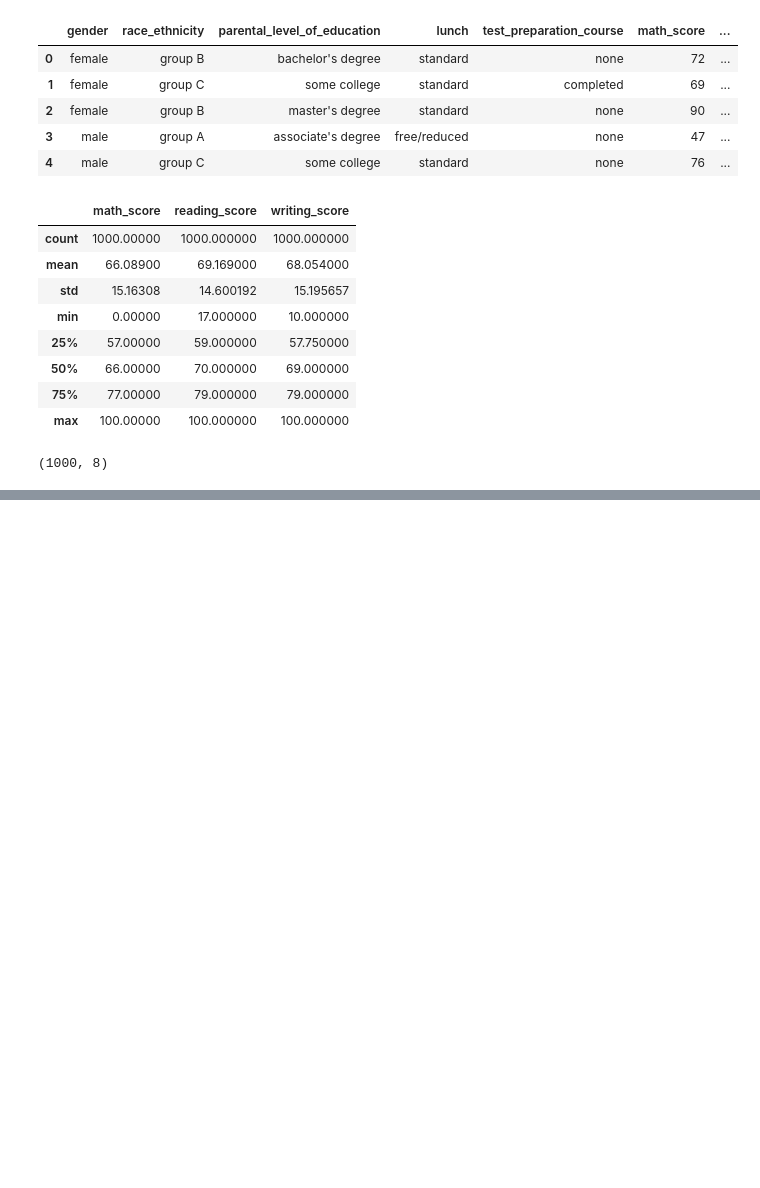
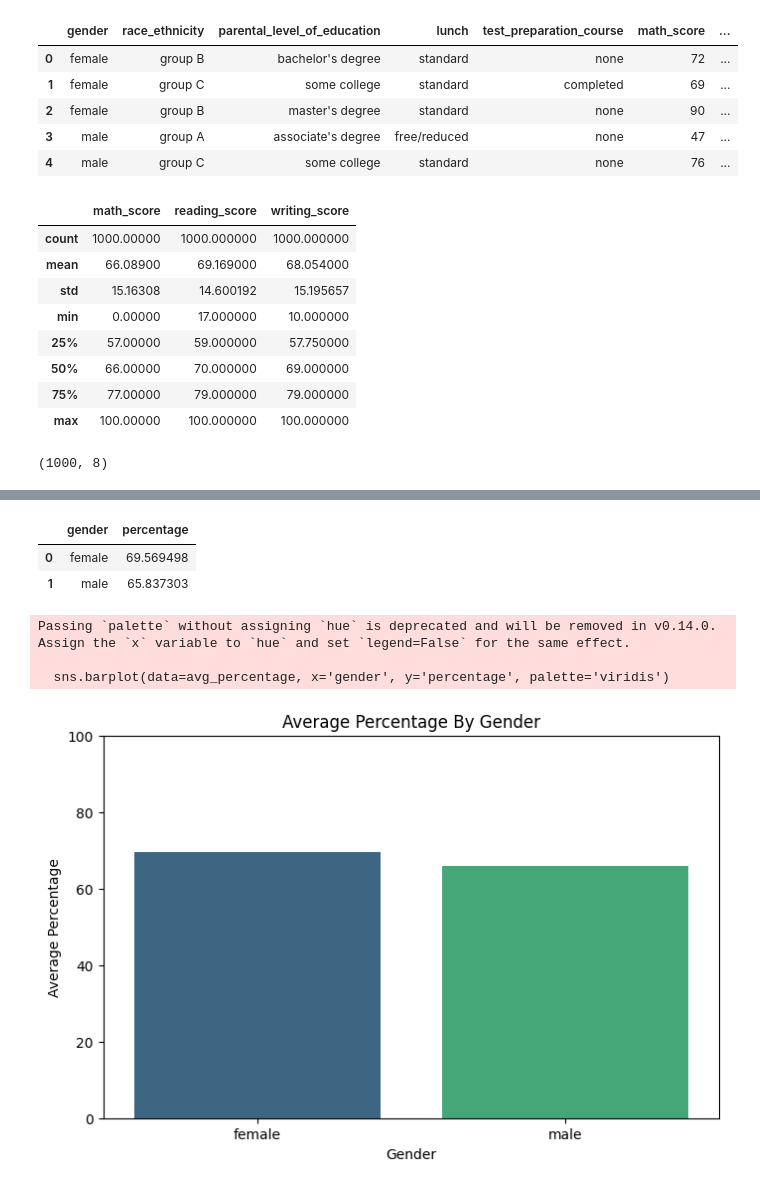
Before and after one commit to Saif907/Ml-Project, a Jupyter notebook: notebook/EDA.ipynb, the cells around one changed output, grey strips where cells are left out. Cells and saved outputs as stored; diff of their text form; code cells hidden in the pictures; blank space fills up the shorter version.

```diff
--- a/notebook/EDA.ipynb
+++ b/notebook/EDA.ipynb
@@ -29,0 +116,3 @@ df.shape
+# %%
+df['Total'] = df['math_score'] + df['reading_score'] + df['writing_score']
+df.head()
@@ -29,0 +126,3 @@ df.shape
+# %%
+df['percentage'] = round((df['Total'] / 300) * 100, 2)
+df.head()
@@ -29,0 +136,22 @@ df.shape
+# %%
+#Avg percentage by gender
+avg_percentage = df.groupby('gender')['percentage'].mean().reset_index()
+avg_percentage
+# %% [output]
+|  | gender | percentage |
+| 0 | female | 69.569498 |
+| 1 | male | 65.837303 |
+# %%
+#plot
+plt.figure(figsize=(8, 5))
+sns.barplot(data=avg_percentage, x='gender', y='percentage', palette='viridis')
+plt.title('Average Percentage By Gender')
+plt.ylabel('Average Percentage')
+plt.xlabel('Gender')
+plt.ylim(0, 100)
+plt.show()
+# %% [output]
+Passing `palette` without assigning `hue` is deprecated and will be removed in v0.14.0. Assign the `x` variable to `hue` and set `legend=False` for the same effect.
+
+  sns.barplot(data=avg_percentage, x='gender', y='percentage', palette='viridis')
+[figure, added]
```
Also changed, not shown: parts of 16 cells of this notebook.
